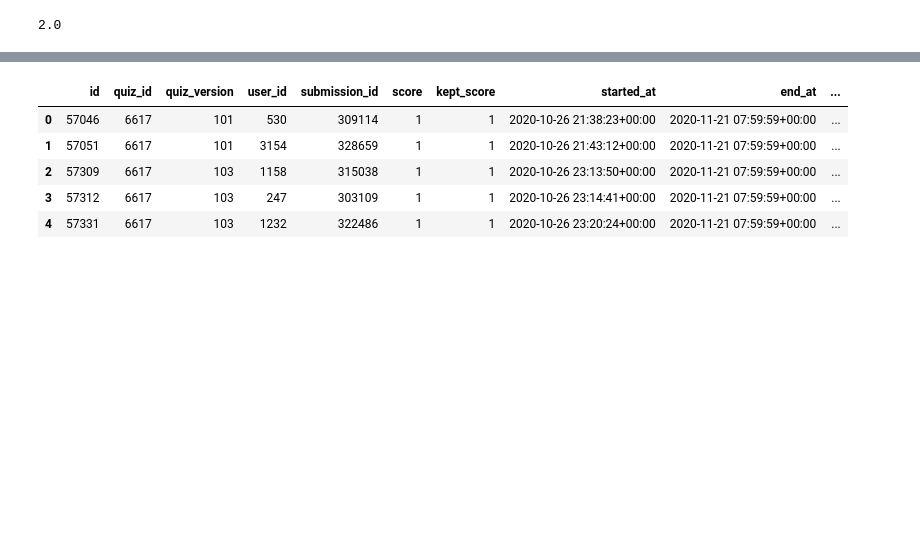
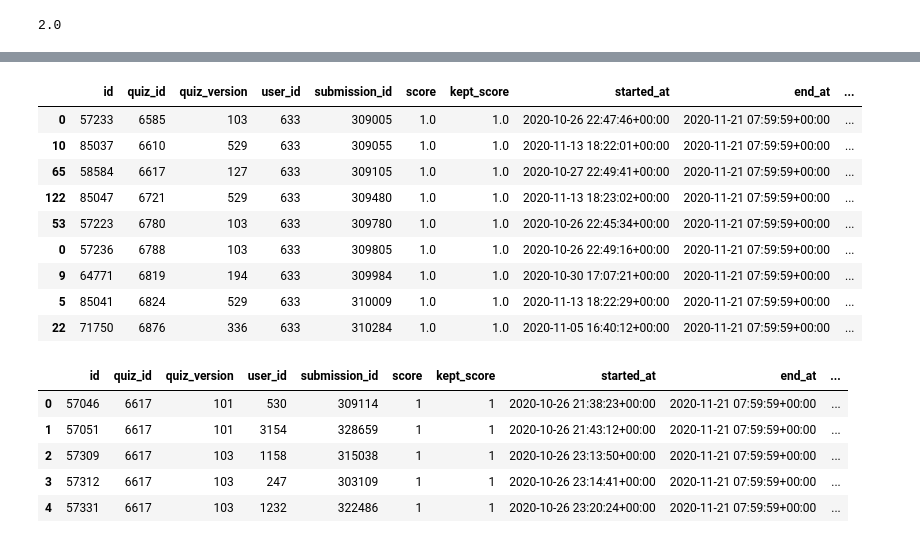
Before and after one commit to GwenStacey/Canvas-Data, a Jupyter notebook: canvas_data/m-m.ipynb, the cells around one changed output, grey strips where cells are left out. Saved outputs shown, nothing was run; the diff lists cells and outputs as text; code cells hidden in the pictures; blank space fills up the shorter version.

```diff
--- a/canvas_data/m-m.ipynb
+++ b/canvas_data/m-m.ipynb
@@ -204,3 +263,17 @@ this_thing = sub_643374_df["event_data"][4][0]
+# %%
+user_633 = course_495[course_495["user_id"]==633]
+user_633
+# %% [output]
+|  | id | quiz_id | quiz_version | user_id | submission_id | score | kept_score | started_at | end_at | ... |
+| 0 | 57233 | 6585 | 103 | 633 | 309005 | 1.0 | 1.0 | 2020-10-26 22:47:46+00:00 | 2020-11-21 07:59:59+00:00 | ... |
+| 10 | 85037 | 6610 | 529 | 633 | 309055 | 1.0 | 1.0 | 2020-11-13 18:22:01+00:00 | 2020-11-21 07:59:59+00:00 | ... |
+| 65 | 58584 | 6617 | 127 | 633 | 309105 | 1.0 | 1.0 | 2020-10-27 22:49:41+00:00 | 2020-11-21 07:59:59+00:00 | ... |
+| 122 | 85047 | 6721 | 529 | 633 | 309480 | 1.0 | 1.0 | 2020-11-13 18:23:02+00:00 | 2020-11-21 07:59:59+00:00 | ... |
+| 53 | 57223 | 6780 | 103 | 633 | 309780 | 1.0 | 1.0 | 2020-10-26 22:45:34+00:00 | 2020-11-21 07:59:59+00:00 | ... |
+| 0 | 57236 | 6788 | 103 | 633 | 309805 | 1.0 | 1.0 | 2020-10-26 22:49:16+00:00 | 2020-11-21 07:59:59+00:00 | ... |
+| 9 | 64771 | 6819 | 194 | 633 | 309984 | 1.0 | 1.0 | 2020-10-30 17:07:21+00:00 | 2020-11-21 07:59:59+00:00 | ... |
+| 5 | 85041 | 6824 | 529 | 633 | 310009 | 1.0 | 1.0 | 2020-11-13 18:22:29+00:00 | 2020-11-21 07:59:59+00:00 | ... |
+| 22 | 71750 | 6876 | 336 | 633 | 310284 | 1.0 | 1.0 | 2020-11-05 16:40:12+00:00 | 2020-11-21 07:59:59+00:00 | ... |
 # %%
 r = requests.get("https://lambdaschool.instructure.com/api/v1/courses/495/quizzes/6617/submissions", headers=headers)
 r
```
Also changed, not shown: parts of 14 cells of this notebook.
